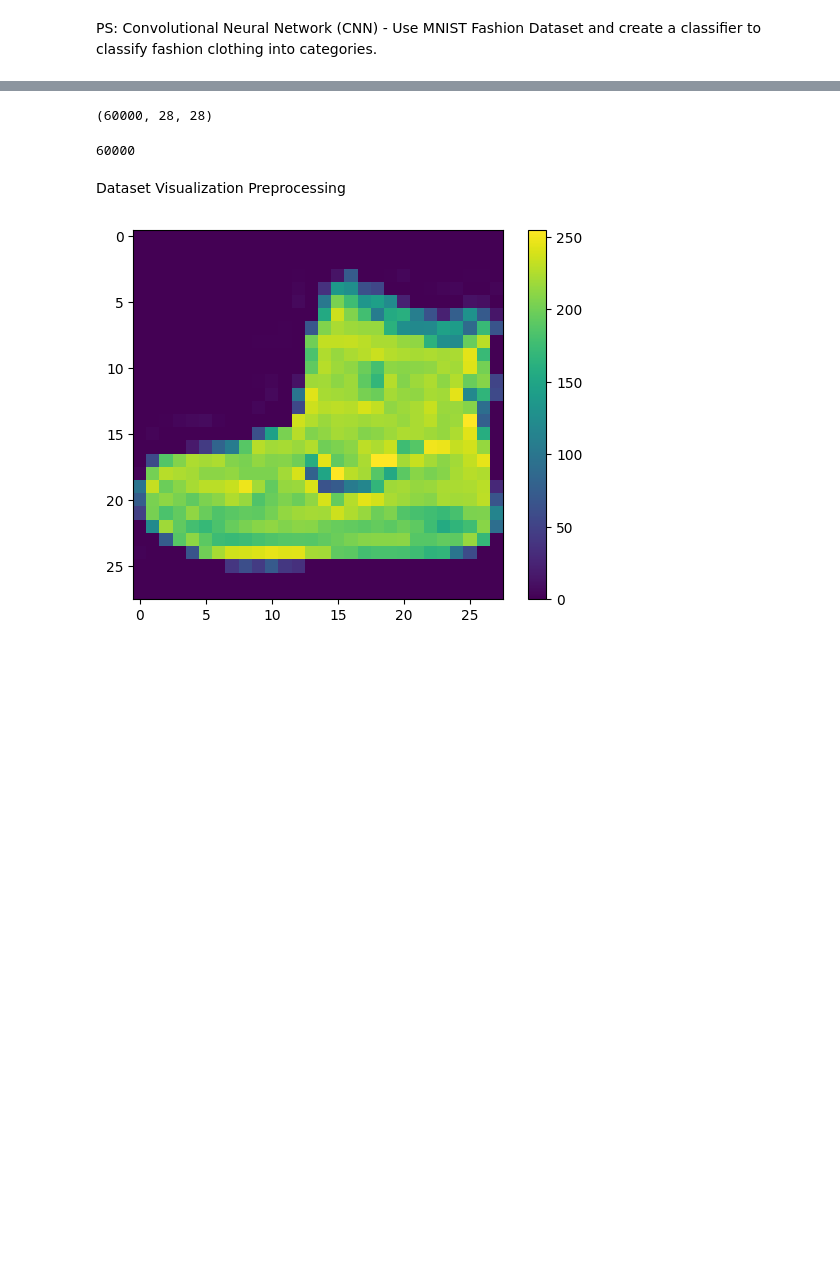
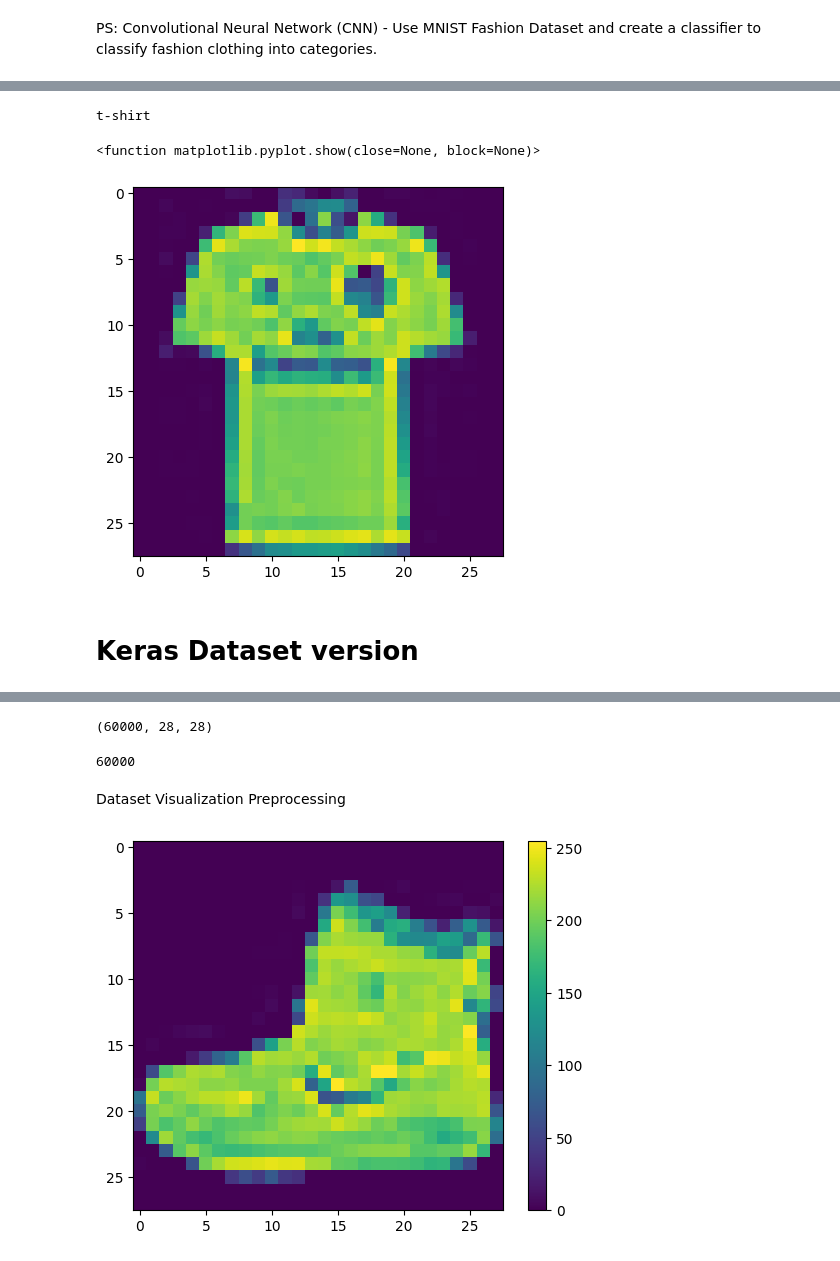
Before and after one commit to tejwhatsnew/LP5, a Jupyter notebook: DL/3_Classification_MNIST_dataset_CNN.ipynb, the cells around one changed output, grey strips where cells are left out. Drawn from its saved outputs; the diff is of its cells as text; code cells hidden in the pictures; blank space fills up the shorter version.

```diff
--- a/DL/3_Classification_MNIST_dataset_CNN.ipynb
+++ b/DL/3_Classification_MNIST_dataset_CNN.ipynb
@@ -2,0 +90,2 @@ PS: Convolutional Neural Network (CNN) - Use MNIST Fashion Dataset and create a
+# %%
+model.fit(x_train_reshaped, y_train, epochs=5, batch_size=32, validation_data=(x_test_reshaped, y_test))
@@ -2,0 +108,4 @@ PS: Convolutional Neural Network (CNN) - Use MNIST Fashion Dataset and create a
+# %%
+labels = ['t-shirt','trouser','pullover','dress','coat','sandal','sneakers','shirt','bag','ankle boots']
+# %%
+predictions = model.predict(x_test_reshaped[:1])
@@ -3 +114,15 @@ PS: Convolutional Neural Network (CNN) - Use MNIST Fashion Dataset and create a
+# %%
+label = labels[np.argmax(predictions)]
+# %%
+import matplotlib.pyplot as plt
+print(label)
+
+plt.imshow(x_test_reshaped[:1][0])
+plt.show
+# %% [output]
+t-shirt
+<function matplotlib.pyplot.show(close=None, block=None)>
+[figure, added]
+# %% [markdown]
+# Keras Dataset version
 # %%
```
Also changed, not shown: parts of 25 cells of this notebook.
